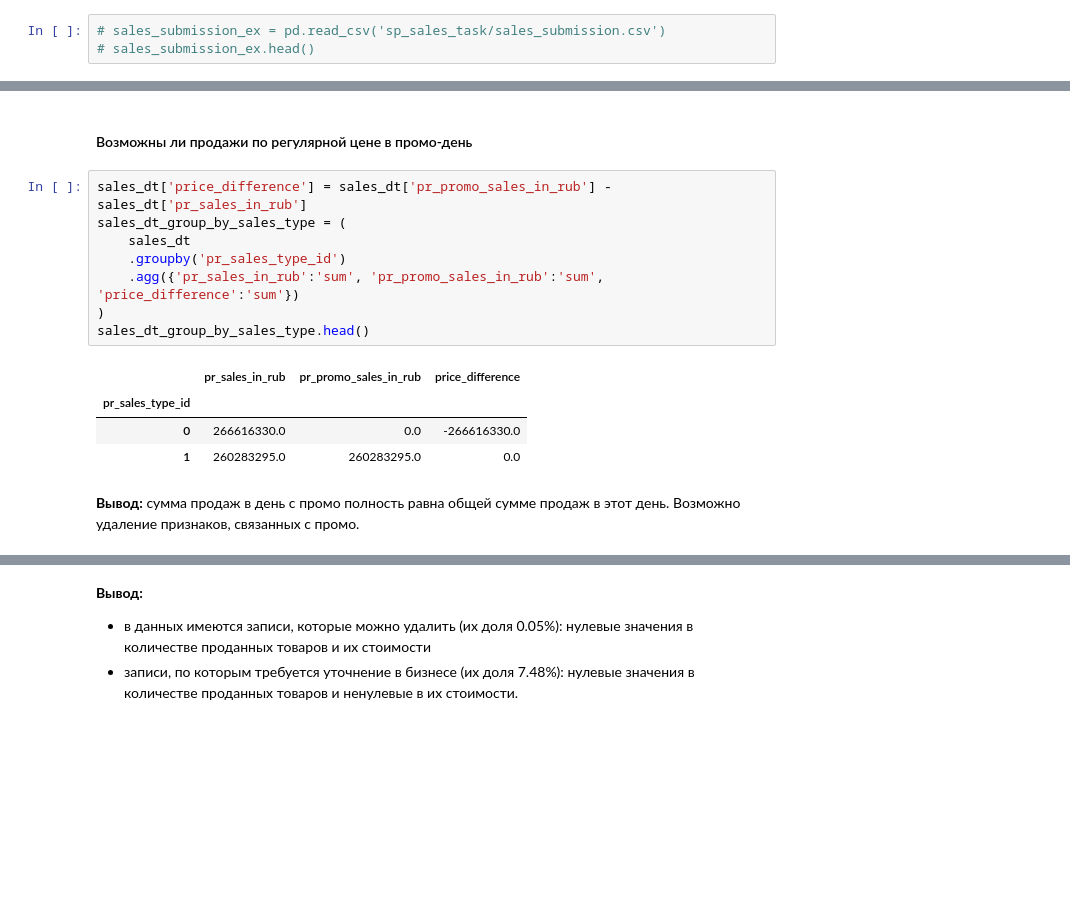
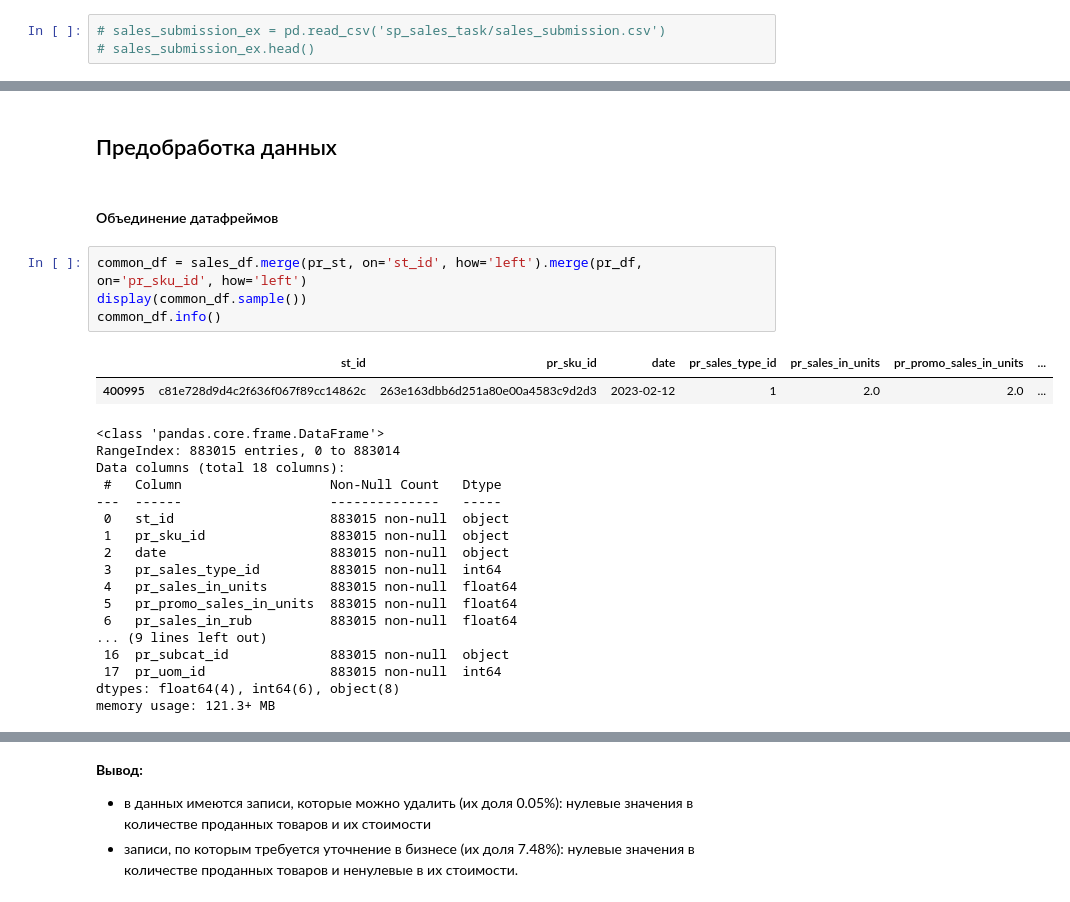
Before and after one commit to denis-42ds/demand_forecast_retailer, a Jupyter notebook: demand_forecast.ipynb, the cells around one changed output, grey strips where cells are left out. Saved outputs shown, nothing was run; the diff lists cells and outputs as text; blank space fills up the shorter version.

```diff
--- a/demand_forecast.ipynb
+++ b/demand_forecast.ipynb
@@ -126,18 +124,29 @@ sales_dt.tail()
-# %% [markdown]
-#### Возможны ли продажи по регулярной цене в промо-день
-# %%
-sales_dt['price_difference'] = sales_dt['pr_promo_sales_in_rub'] - sales_dt['pr_sales_in_rub']
-sales_dt_group_by_sales_type = (
-    sales_dt
-    .groupby('pr_sales_type_id')
-    .agg({'pr_sales_in_rub':'sum', 'pr_promo_sales_in_rub':'sum', 'price_difference':'sum'})
-)
-sales_dt_group_by_sales_type.head()
-# %% [output]
-|  | pr_sales_in_rub | pr_promo_sales_in_rub | price_difference |
-| pr_sales_type_id |  |  |  |
-| 0 | 266616330.0 | 0.0 | -266616330.0 |
-| 1 | 260283295.0 | 260283295.0 | 0.0 |
-# %% [markdown]
-**Вывод:** сумма продаж в день с промо полность равна общей сумме продаж в этот день. Возможно удаление признаков, связанных с промо.
+# %% [markdown]
+## Предобработка данных
+# %% [markdown]
+#### Объединение датафреймов
+# %%
+common_df = sales_df.merge(pr_st, on='st_id', how='left').merge(pr_df, on='pr_sku_id', how='left')
+display(common_df.sample())
+common_df.info()
+# %% [output]
+|  | st_id | pr_sku_id | date | pr_sales_type_id | pr_sales_in_units | pr_promo_sales_in_units | ... |
+| 400995 | c81e728d9d4c2f636f067f89cc14862c | 263e163dbb6d251a80e00a4583c9d2d3 | 2023-02-12 | 1 | 2.0 | 2.0 | ... |
+<class 'pandas.core.frame.DataFrame'>
+RangeIndex: 883015 entries, 0 to 883014
+Data columns (total 18 columns):
+ #   Column                   Non-Null Count   Dtype
+---  ------                   --------------   -----
+ 0   st_id                    883015 non-null  object
+ 1   pr_sku_id                883015 non-null  object
+ 2   date                     883015 non-null  object
+ 3   pr_sales_type_id         883015 non-null  int64
+ 4   pr_sales_in_units        883015 non-null  float64
+ 5   pr_promo_sales_in_units  883015 non-null  float64
+ 6   pr_sales_in_rub          883015 non-null  float64
+... (9 lines left out)
+ 16  pr_subcat_id             883015 non-null  object
+ 17  pr_uom_id                883015 non-null  int64
+dtypes: float64(4), int64(6), object(8)
+memory usage: 121.3+ MB
 # %% [markdown]
```
Also changed, not shown: parts of 37 cells of this notebook.
